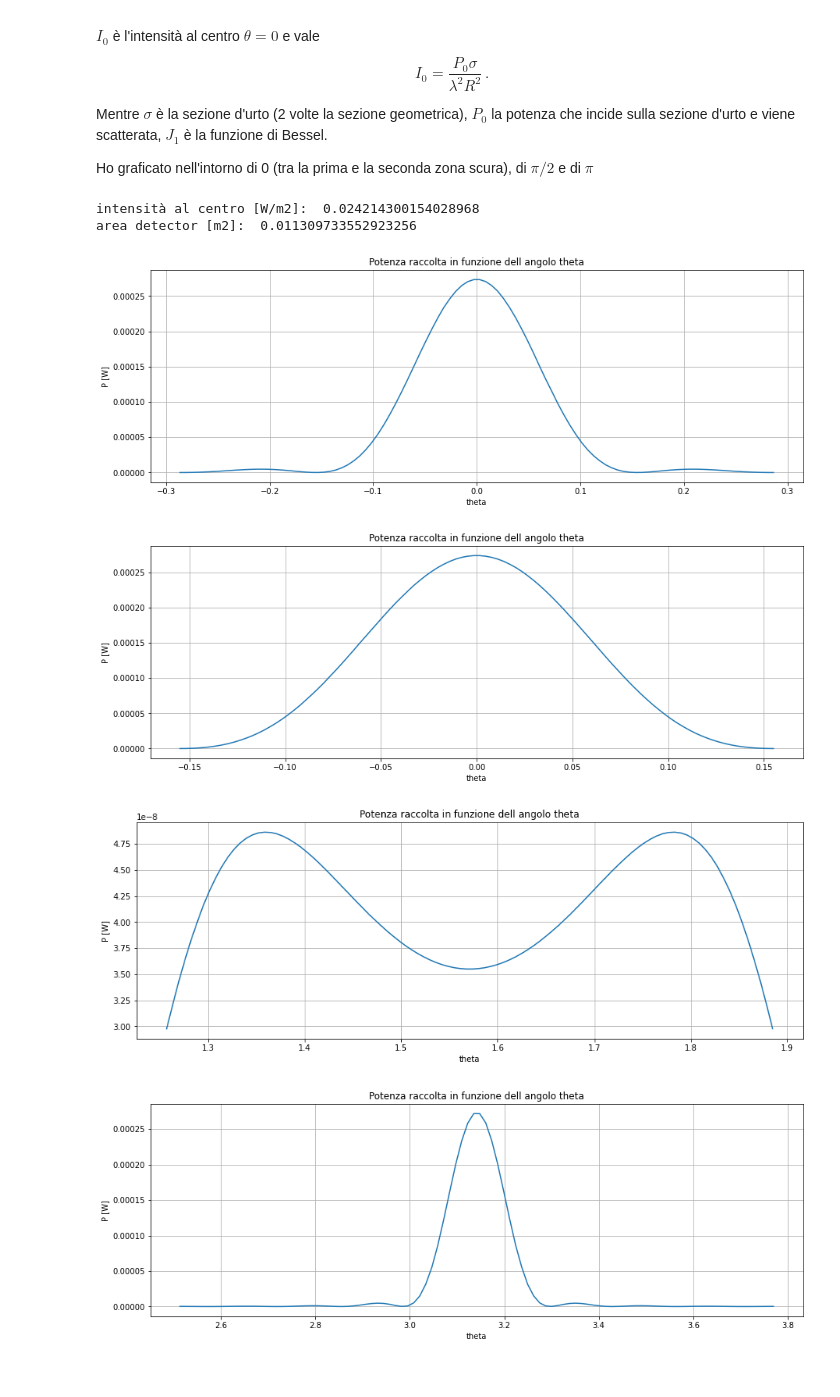
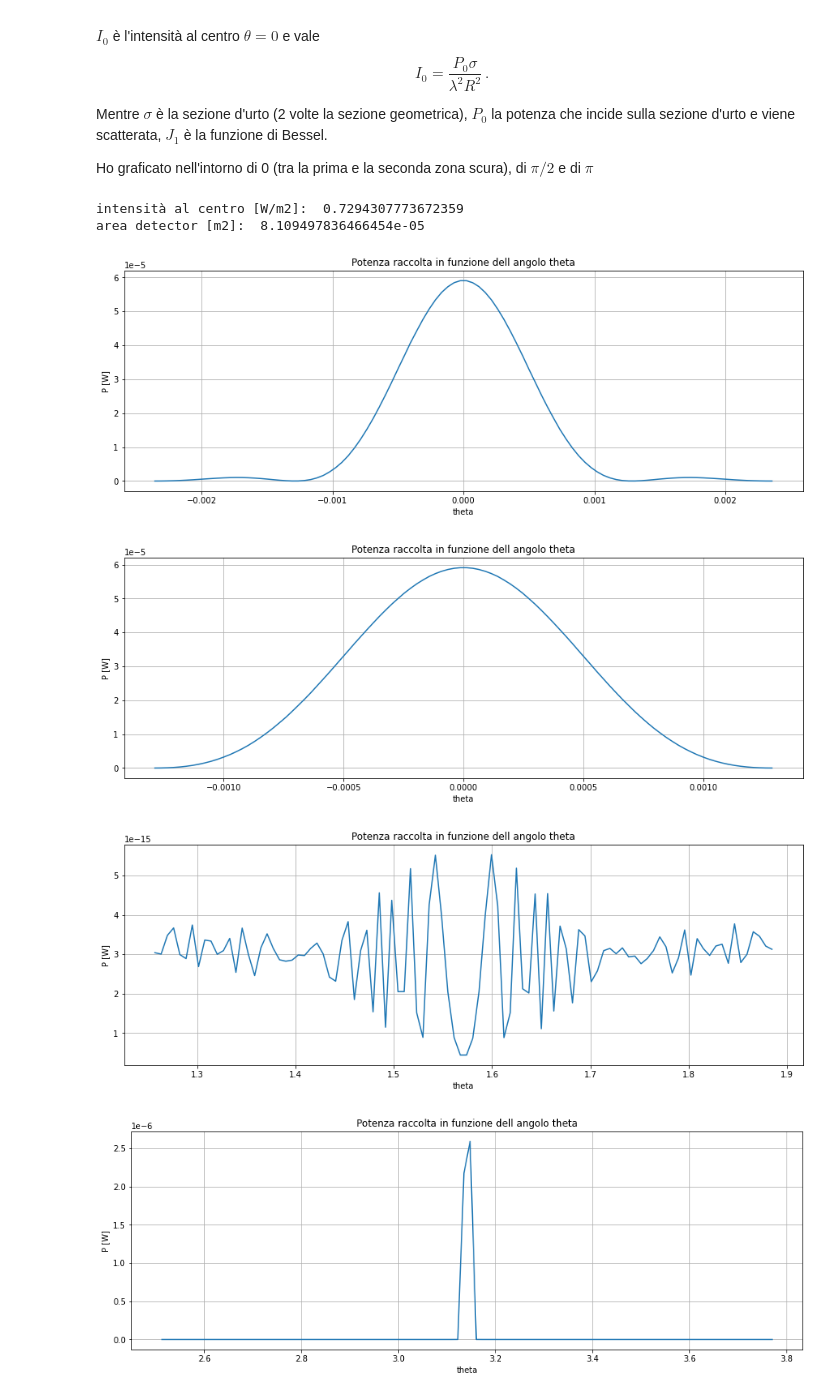
Before and after one commit to AlessandroMal/CalcoliLabOttica, a Jupyter notebook: Calcoli_scattering.ipynb, the cells around one changed output. Cells and saved outputs as stored; diff of their text form; code cells hidden in the pictures.

```diff
--- a/Calcoli_scattering.ipynb
+++ b/Calcoli_scattering.ipynb
@@ -15,12 +15,12 @@ import numpy as np
 import scipy.special as sc
 import matplotlib.pyplot as plt
 #parametri fisici---------------------------------
-d=5*10**-6               #d particella [m]
+d=600*10**-6               #d particella [m]
 lmbd=632.8* 10**-9       #lambda [m]
-R=0.3                    #distanza da detector [m]
-d_foc=150*10**-6         #diametro focalizzazione [m]
-P_laser=0.01             #LASER power [W]
-sphfrac=1/100            #frazione di superficie sferica detector
+R=4.4                    #distanza da detector [m]
+d_foc=2.2*10**-2         #diametro focalizzazione [m]
+P_laser=5.15*10**-3             #LASER power [W]
+sphfrac=1/3000000            #frazione di superficie sferica detector
 #omega=1/50              #angolo solido sotteso da detector [sr]
 #parametri simulazione----------------------------
 M=1000
@@ -29,14 +29,14 @@ a=d/2                           #raggio particella
 k=2*np.pi/lmbd                  #numero d'onda
 A_foc=np.pi* (d_foc/2)**2       #area di focalizzazione (cerchio)
 I_inc=P_laser/A_foc             #intensità che arriva sul campione
-sigma=np.pi*a**2 *2             #sez d'urto = 2* sez geometrica
+sigma=np.pi*a**2              #sez d'urto = 2* sez geometrica
 P_0=I_inc* sigma                #potenza che arriva sul campione e viene scatterata
+P_0=20*10**-6
 I_0=P_0*sigma/(lmbd*R)**2       #intensità in theta=0
-nbins=int(sphfrac**-1)          #bins in cui divido la sfera e raccolgo potenza
 A_det= 4*np.pi*R**2 *sphfrac    #Area detector
 #A_det=R**2 * omega
 
-h= 6.626*10**-34 #Plank
+h=6.626*10**-34  #Plank
 e=1.6*10**-19    #Carica
 n=1              #indice rifrazione Re
 c=3*10**8/n      #light speed
@@ -54,39 +54,40 @@ def IAiry(t):
 print('intensità al centro [W/m2]: ',I_0)
 print('area detector [m2]: ',A_det)
 
-liminf=[-black2, -black1, 2/5*np.pi, 4/5*np.pi]
-limsup=[black2, black1, 3/5*np.pi, 6/5*np.pi]
+liminf=np.array([-black2, -black1, 2/5*np.pi, 4/5*np.pi])
+limsup=np.array([ black2,  black1, 3/5*np.pi, 6/5*np.pi])
 
+nbins=100
 for i in range(len(liminf)):
     theta=np.linspace(liminf[i],limsup[i], nbins)
     halfbin_size= (theta[1]- theta[0])/2
     y=[]
     for i in range(len(theta)):
         s=0
         for j in range(M):
             t=np.random.uniform(theta[i]-halfbin_size, theta[i]+halfbin_size)
             s+=IAiry(t)
         s/=M
         y.append(A_det*s)
 
     plt.figure(figsize=(15,5))
     plt.plot(theta, y)
     plt.xlabel('theta')
     plt.ylabel('P [W]')
     plt.title('Potenza raccolta in funzione dell angolo theta')
     #plt.legend()
     plt.grid(True)
     plt.show()
 
 
 #    if (theta[i]-halfbin_size)*(theta[i]+halfbin_size)<0: tmin=0 #trovo angolo più vicino a zero nel bin
 #    else: tmin=min( abs(theta[i]-halfbin_size), abs(theta[i]+halfbin_size) )
 #    tmax= max( abs(theta[i]-halfbin_size), abs(theta[i]+halfbin_size) )
 #    A_ring= 2*np.pi* R**2 *(np.cos(tmin)-np.cos(tmax)) #area dell'anello sferico su cui ho posizionato detector
 # %% [output]
-intensità al centro [W/m2]:  0.024214300154028968
-area detector [m2]:  0.011309733552923256
+intensità al centro [W/m2]:  0.7294307773672359
+area detector [m2]:  8.109497836466454e-05
-[figure, old version]
+[figure, new version]
-[figure, old version]
+[figure, new version]
-[figure, old version]
+[figure, new version]
-[figure, old version]
+[figure, new version]
```
Also changed, not shown: parts of 1 cell of this notebook, 3 other files.
